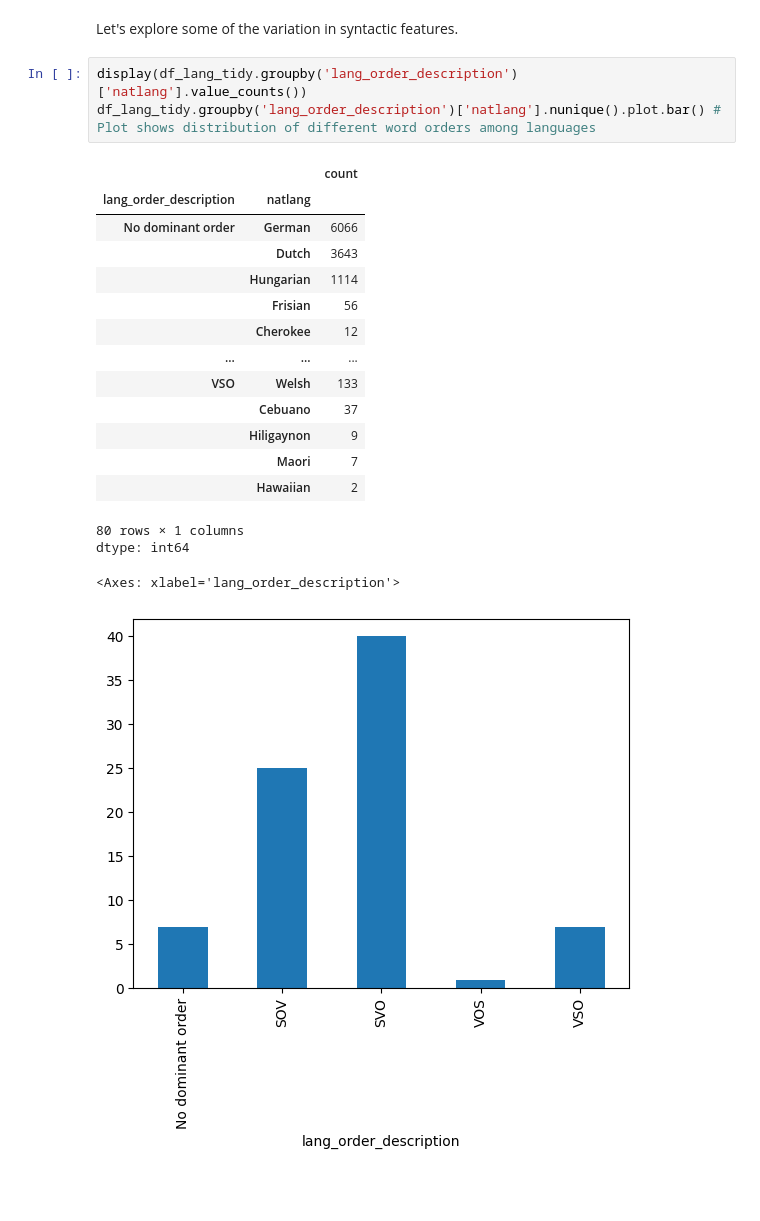
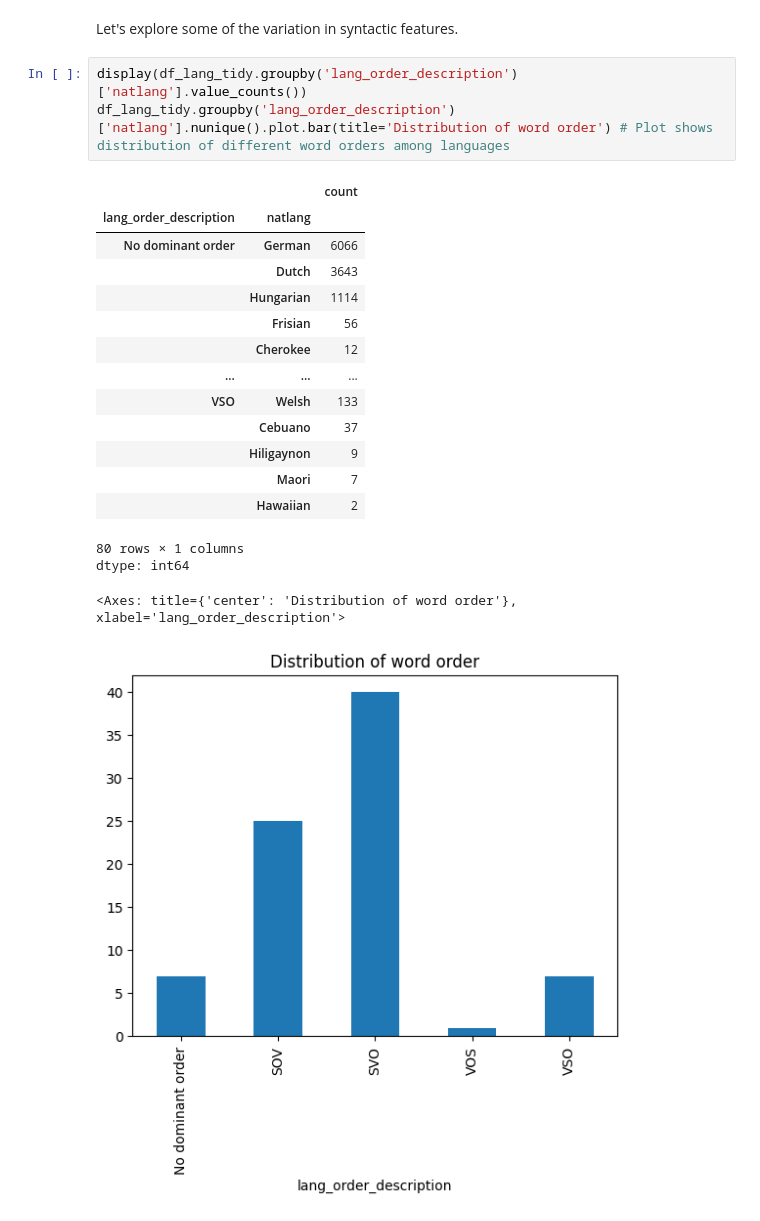
Before and after one commit to ifaul/ifaul.github.io, a Jupyter notebook: lang_acquire_milestone2_11_06.ipynb, the cells around one changed output. Drawn from its saved outputs; the diff is of its cells as text; blank space fills up the shorter version.

```diff
--- a/lang_acquire_milestone2_11_06.ipynb
+++ b/lang_acquire_milestone2_11_06.ipynb
@@ -515,22 +511,22 @@ dtype: int64
 Let's explore some of the variation in syntactic features.
 # %%
 display(df_lang_tidy.groupby('lang_order_description')['natlang'].value_counts())
-df_lang_tidy.groupby('lang_order_description')['natlang'].nunique().plot.bar() # Plot shows distribution of different word orders among languages
+df_lang_tidy.groupby('lang_order_description')['natlang'].nunique().plot.bar(title='Distribution of word order') # Plot shows distribution of different word orders among languages
 # %% [output]
 |  |  | count |
 | lang_order_description | natlang |  |
 | No dominant order | German | 6066 |
 |  | Dutch | 3643 |
 |  | Hungarian | 1114 |
 |  | Frisian | 56 |
 |  | Cherokee | 12 |
 | ... | ... | ... |
 | VSO | Welsh | 133 |
 |  | Cebuano | 37 |
 |  | Hiligaynon | 9 |
 |  | Maori | 7 |
 |  | Hawaiian | 2 |
 80 rows × 1 columns
 dtype: int64
-<Axes: xlabel='lang_order_description'>
+<Axes: title={'center': 'Distribution of word order'}, xlabel='lang_order_description'>
-[figure, old version]
+[figure, new version]
```
Also changed, not shown: parts of 19 cells of this notebook.
